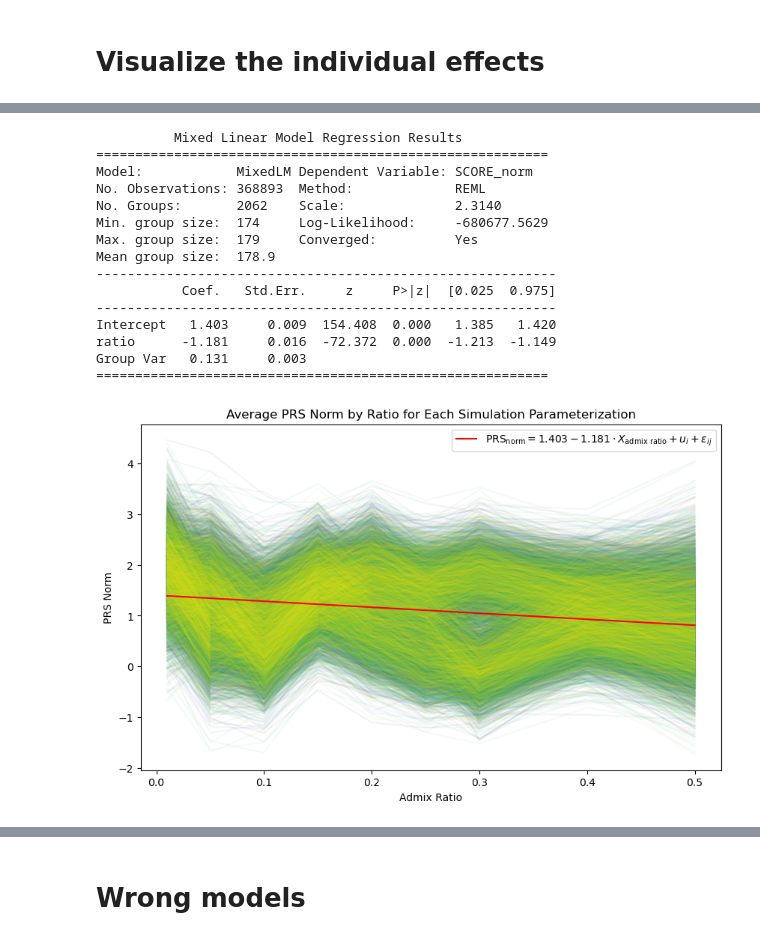
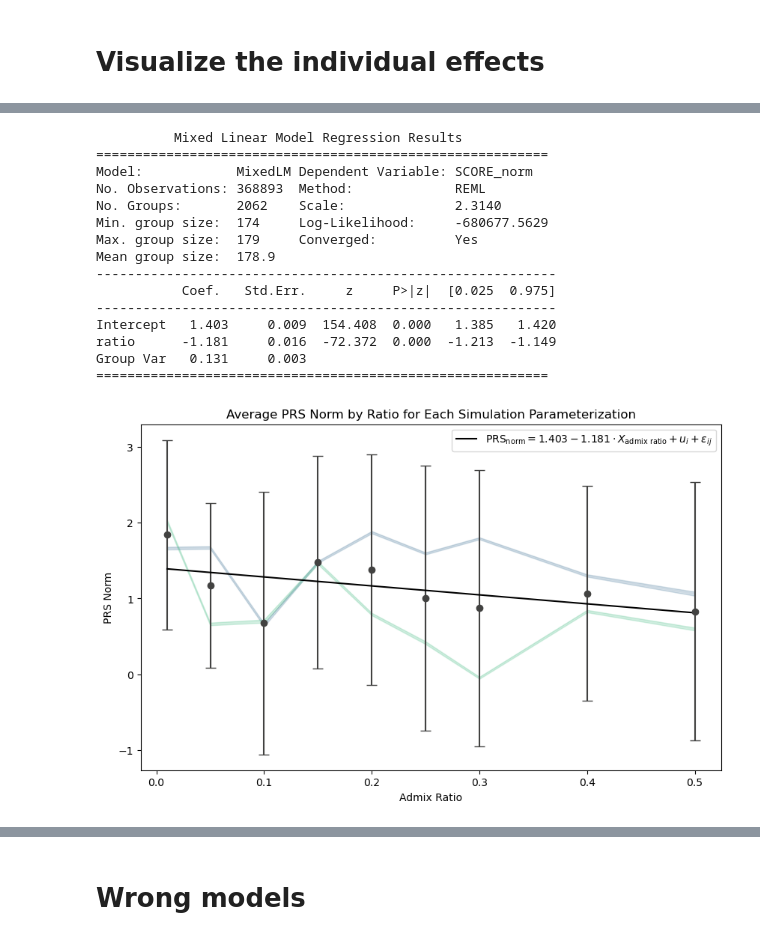
Before and after one commit to noahrbaker/BMI_206_Project, a Jupyter notebook: linear_regression.ipynb, the cells around one changed output, grey strips where cells are left out. Cells and saved outputs as stored; diff of their text form; code cells hidden in the pictures.

```diff
--- a/linear_regression.ipynb
+++ b/linear_regression.ipynb
@@ -525,0 +660,14 @@ Notes:
+# %%
+# Provided bins
+ratios = [0.01, 0.05, 0.1, 0.15, 0.2, 0.25, 0.3, 0.4, 0.5]
+
+# Create bins for the 'ratio' column
+df['ratio_bin'] = df['ratio'].astype(str)
+
+# Group by 'ratio_bin' and calculate mean and standard deviation
+grouped = df.groupby('ratio_bin', observed=False).agg({
+    'ratio': 'mean',  # Mean ratio value for each bin
+    'SCORE_norm': ['mean', 'std']
+}).reset_index()
+
+grouped.columns = ['ratio_bin', 'mean_ratio', 'mean_value', 'std_value']
@@ -526,12 +683,18 @@ Notes:
 # %% [markdown]
 # Visualize the individual effects
 # %%
-df_g = df.groupby(['IID', 'gwas_pop', 'ref_pop', 'ratio']).agg({'SCORE_norm': 'mean'}).reset_index()
+# Perform the groupby and aggregation
+df_g = df.groupby(['IID', 'gwas_pop', 'ref_pop', 'ratio']).agg({'SCORE_norm': ['mean', 'std']}).reset_index()
+
+# Flatten the MultiIndex columns
+df_g.columns = ['_'.join(col).strip() if col[1] else col[0] for col in df_g.columns.values]
+
+# Rename the columns to remove any trailing underscores from the join operation
+df_g.columns = [col.rstrip('_') for col in df_g.columns]
 
 # Creating a new column 'group_id' that uniquely identifies each group combination of ['IID', 'gwas_pop', 'ref_pop']
 df_g['sim_id'] = df_g['IID'].astype(str) + '_' + df_g['gwas_pop'].astype(str) + '_' + df_g['ref_pop'].astype(str)
 
-
-# Display the new DataFrame
+# Display the resulting DataFrame
 print(df_g)
 # %% [output]
@@ -572,44 +827,44 @@ model_mlm1 = smf.mixedlm("SCORE_norm ~ ratio",
 result = model_mlm1.fit()
 print(result.summary())
 
-# Plotting
+# Plotting each patien't line
 plt.figure(figsize=(10, 6))
-sns.lineplot(data=df_g, x='ratio', y='SCORE_norm', hue='sim_id', legend=None, palette='viridis', alpha=0.05)
+sns.lineplot(data=df_g, x='ratio', y='SCORE_norm_mean', hue='gwas_pop', legend=None, palette='viridis', alpha=0.05)
+
+# average across all patients and the se
+plt.errorbar(grouped['mean_ratio'], grouped['mean_value'], yerr=grouped['std_value'], fmt='o', ecolor='#424241', capsize=5, color='#424241')
 
 # Generate a range of ratio values from 0.01 to 0.5
 x_values = df['ratio']
-
 # Create a new DataFrame for predictions
 df_pred = pd.DataFrame({'ratio': x_values, 'IID': df['IID']})
-
 # Predict the y values using the mixed-effects model
 y_predicted = result.predict(df_pred)
-
 # Overlay the predictions on the existing plot
-plt.plot(x_values, y_predicted, 'r-', label=r'$\text{PRS}_{\text{norm}} = 1.403 - 1.181 \cdot X_{\text{admix ratio}} + u_{i} + \epsilon_{ij}$')
+plt.plot(x_values, y_predicted, 'r-', label=r'$\text{PRS}_{\text{norm}} = 1.403 - 1.181 \cdot X_{\text{admix ratio}} + u_{i} + \epsilon_{ij}$', color='#000000')
 
 # Customizing the plot
 plt.xlabel('Admix Ratio')
 plt.ylabel('PRS Norm')
 plt.title('Average PRS Norm by Ratio for Each Simulation Parameterization')
 plt.legend()
 
 # Show the plot
 plt.show()
 # %% [output]
           Mixed Linear Model Regression Results
 ==========================================================
 Model:            MixedLM Dependent Variable: SCORE_norm
 No. Observations: 368893  Method:             REML
 No. Groups:       2062    Scale:              2.3140
 Min. group size:  174     Log-Likelihood:     -680677.5629
 Max. group size:  179     Converged:          Yes
 Mean group size:  178.9
 -----------------------------------------------------------
            Coef.   Std.Err.     z     P>|z|  [0.025  0.975]
 -----------------------------------------------------------
 Intercept   1.403     0.009  154.408  0.000   1.385   1.420
 ratio      -1.181     0.016  -72.372  0.000  -1.213  -1.149
 Group Var   0.131     0.003
 ==========================================================
-[figure, old version]
+[figure, new version]
```
Also changed, not shown: parts of 21 cells of this notebook.
